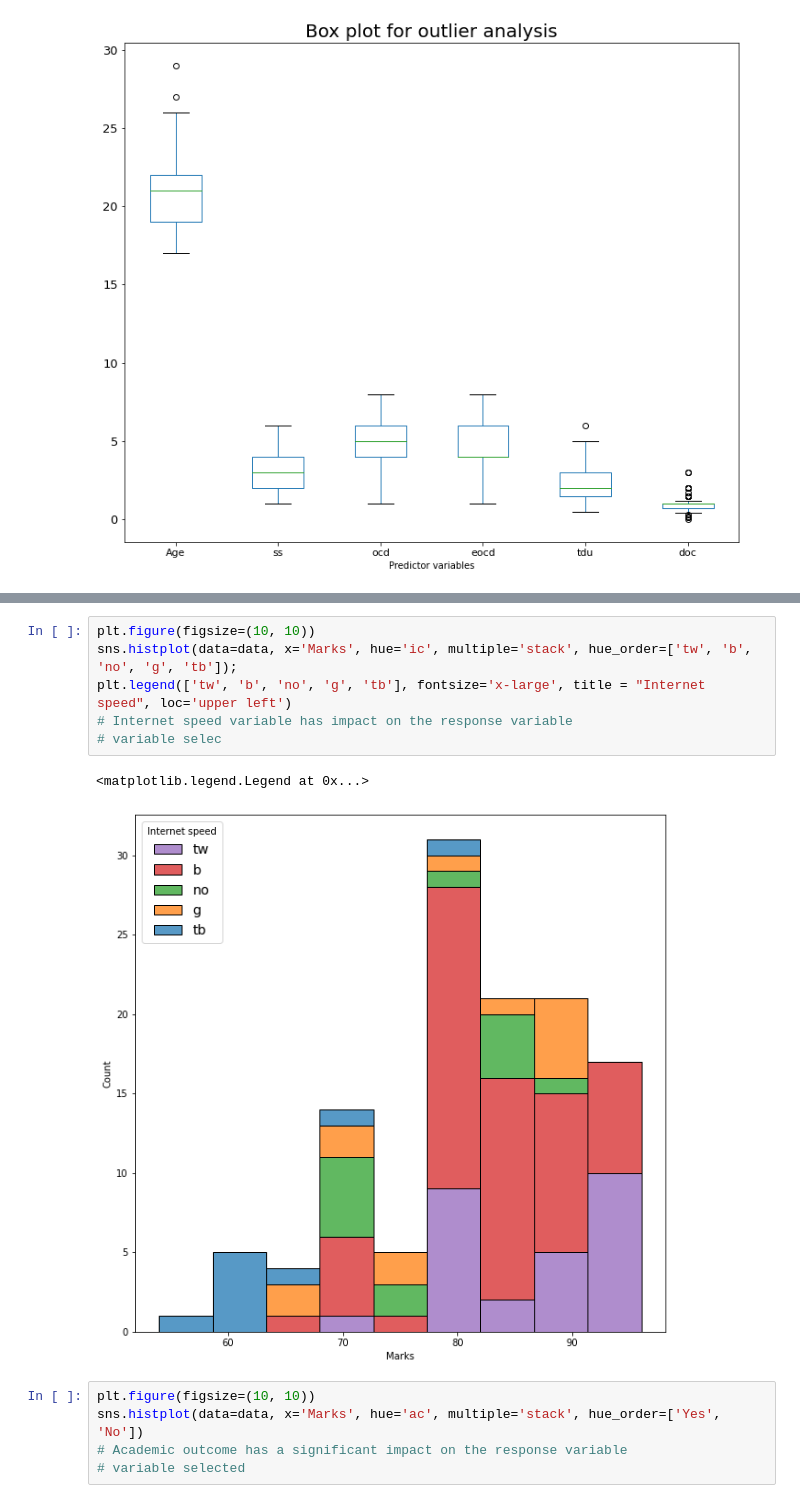
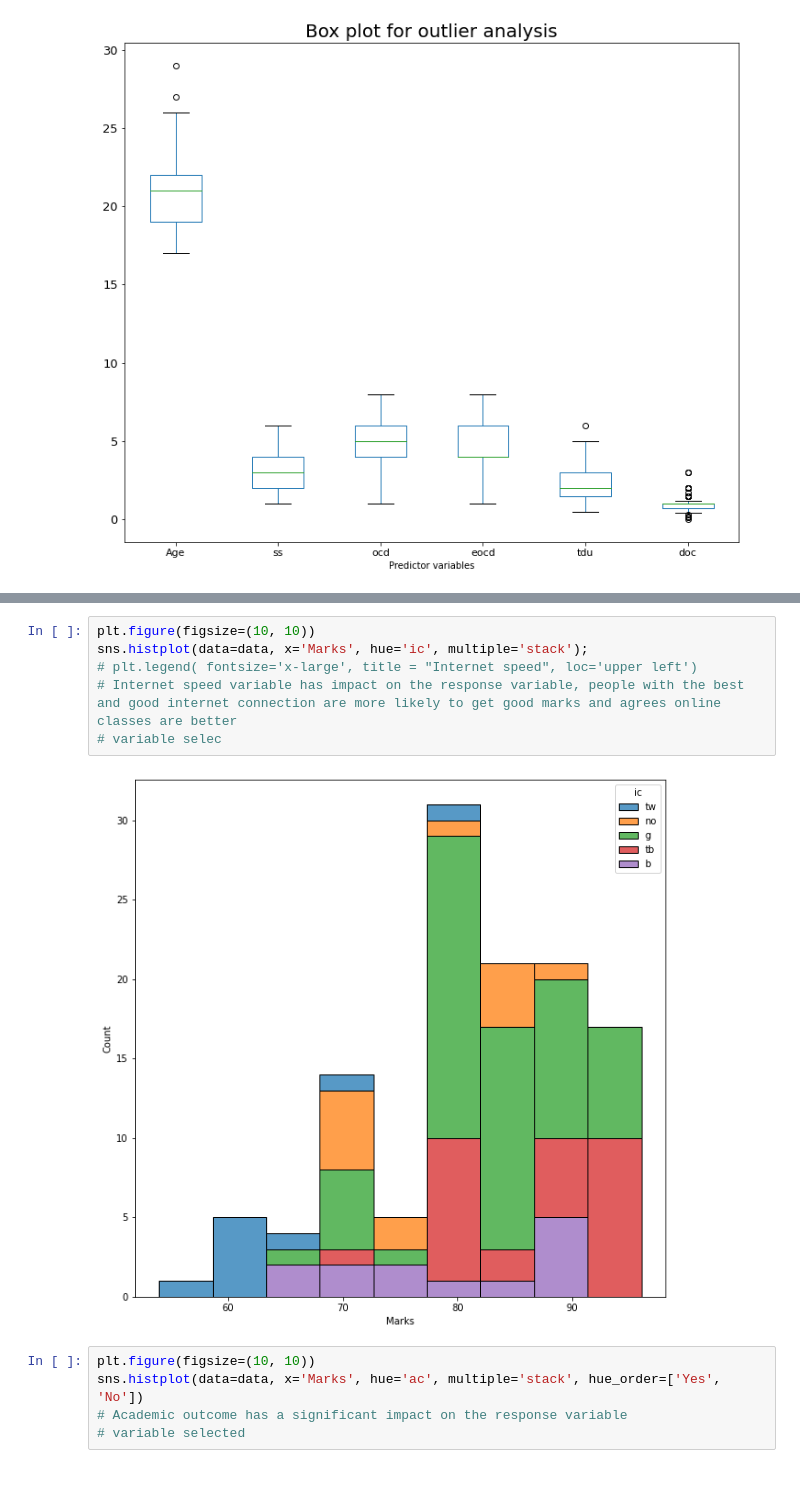
Before and after one commit to BALAJI24092001/Student-Perception-Analysis, a Jupyter notebook: StudentPercetionAnalysis.ipynb, the cells around one changed output, grey strips where cells are left out. Cells and saved outputs as stored; diff of their text form.

```diff
--- a/StudentPercetionAnalysis.ipynb
+++ b/StudentPercetionAnalysis.ipynb
@@ -194,13 +197,12 @@ sns.histplot(data=data, x = 'Marks', bins=10, hue= 'Education', multiple='stack'
 [figure]
 # %%
 plt.figure(figsize=(10, 10))
-sns.histplot(data=data, x='Marks', hue='ic', multiple='stack', hue_order=['tw', 'b', 'no', 'g', 'tb']);
-plt.legend(['tw', 'b', 'no', 'g', 'tb'], fontsize='x-large', title = "Internet speed", loc='upper left')
-# Internet speed variable has impact on the response variable
+sns.histplot(data=data, x='Marks', hue='ic', multiple='stack');
+# plt.legend( fontsize='x-large', title = "Internet speed", loc='upper left')
+# Internet speed variable has impact on the response variable, people with the best and good internet connection are more likely to get good marks and agrees online classes are better
 # variable selec
 # %% [output]
-<matplotlib.legend.Legend at 0x...>
-[figure, old version]
+[figure, new version]
 # %%
 plt.figure(figsize=(10, 10))
 sns.histplot(data=data, x='Marks', hue='ac', multiple='stack', hue_order=['Yes', 'No'])
```
Also changed, not shown: parts of 45 cells of this notebook.
